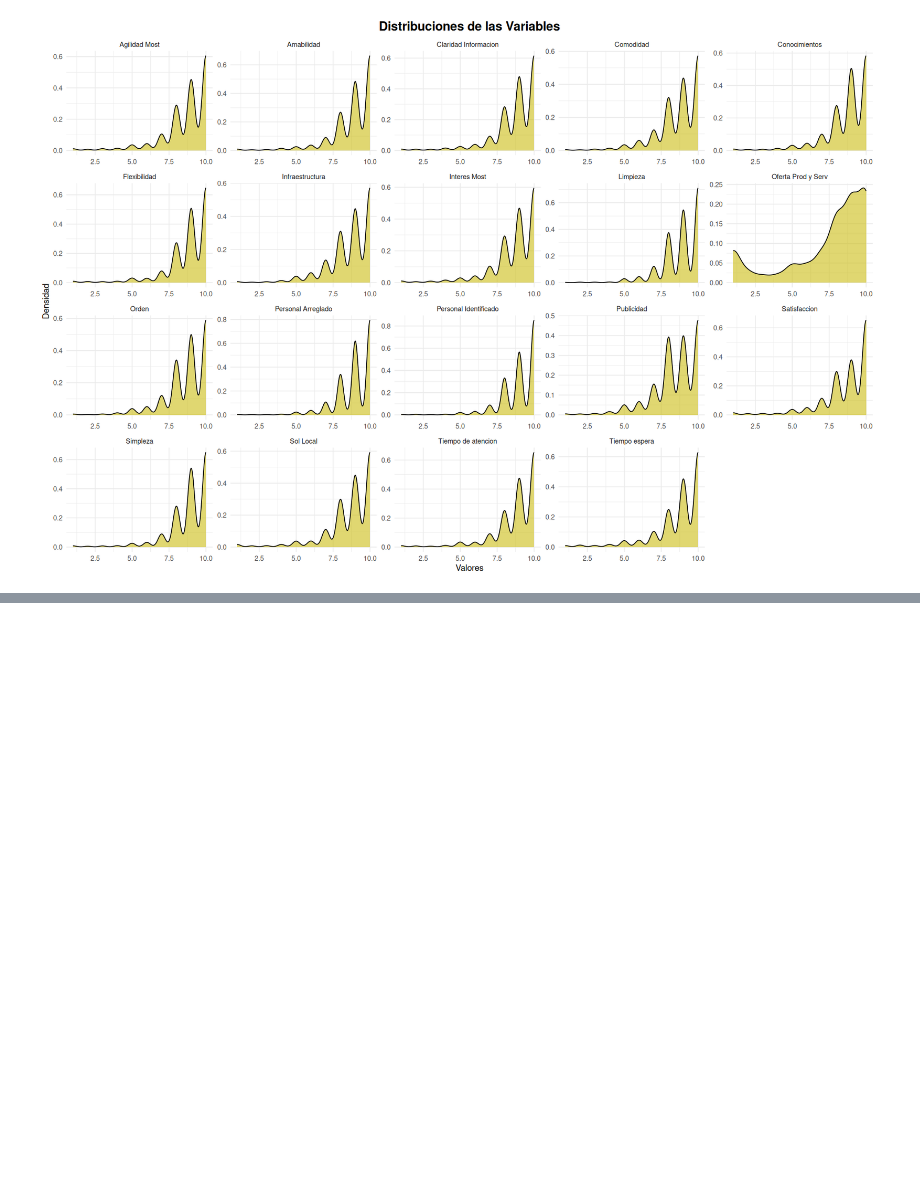
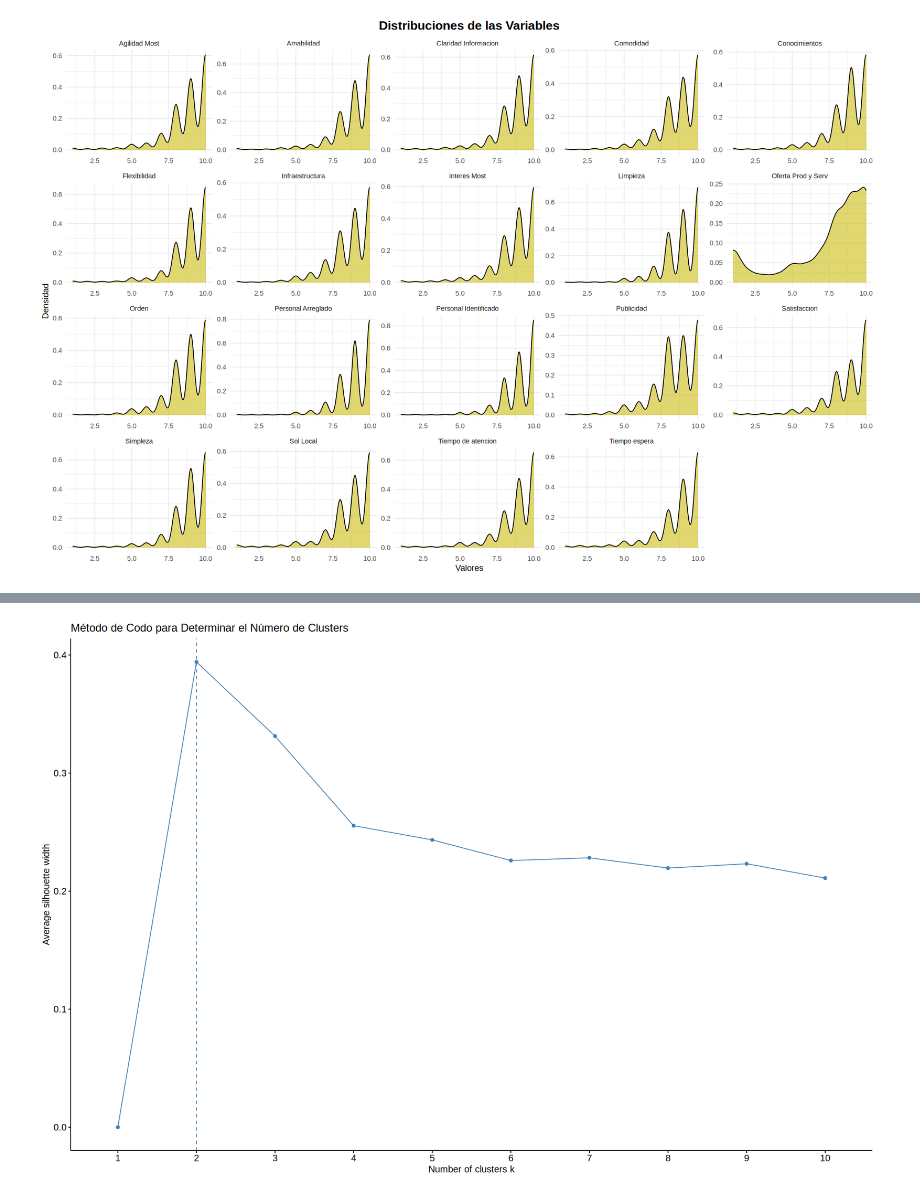
Before and after one commit to codelock54/Client_Satisfaction, a Jupyter notebook: Client_Satisfaction.ipynb, the cells around one changed output, grey strips where cells are left out. Saved outputs shown, nothing was run; the diff lists cells and outputs as text; code cells hidden in the pictures; blank space fills up the shorter version.

```diff
--- a/Client_Satisfaction.ipynb
+++ b/Client_Satisfaction.ipynb
@@ -199,0 +237,6 @@ ggplot(Data_long, aes(x = Valor)) +
+# %%
+# Metodo Silueta
+fviz_nbclust(Data, kmeans, method = "silhouette") +
+  ggtitle("Método de Codo para Determinar el Número de Clusters")
+# %% [output]
+[figure, added]
```
Also changed, not shown: parts of 26 cells of this notebook, 1 other file.
